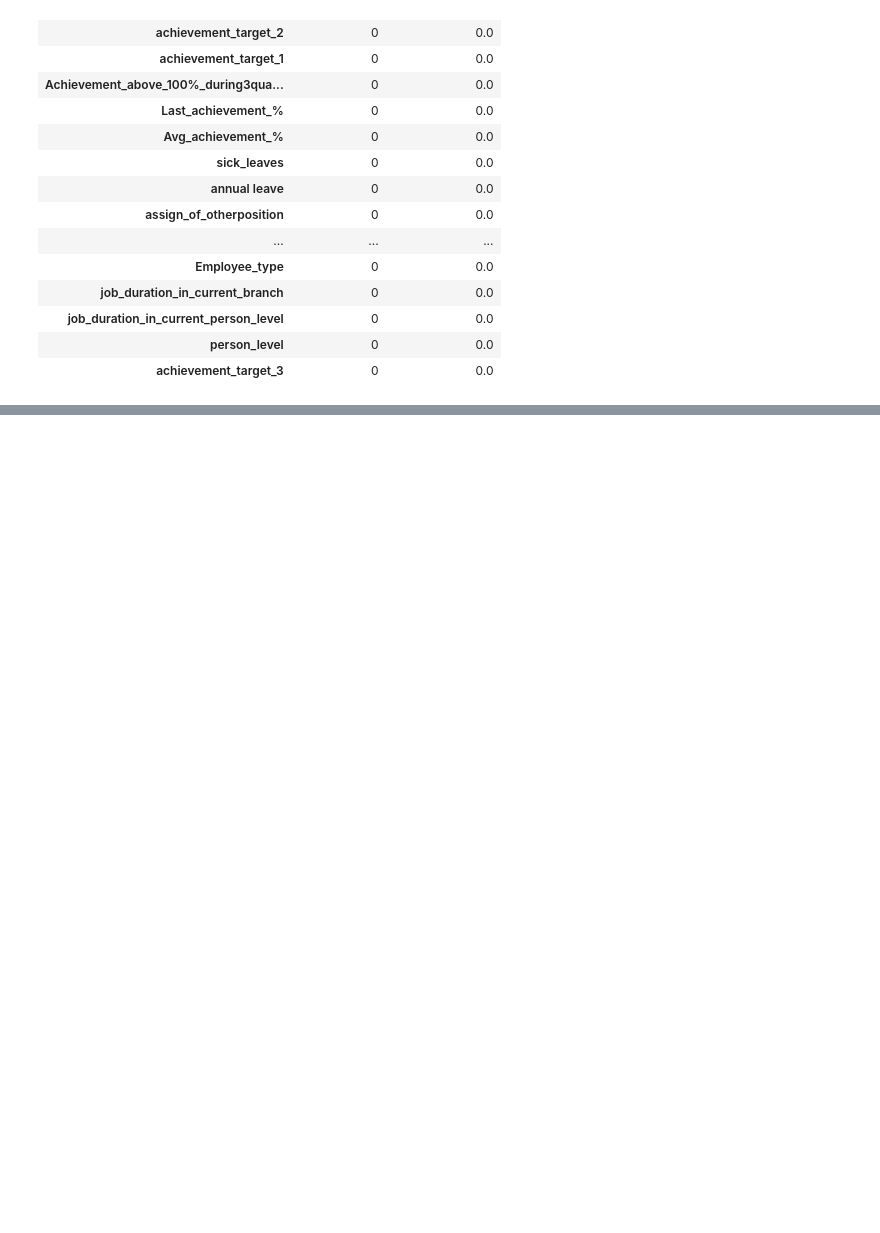
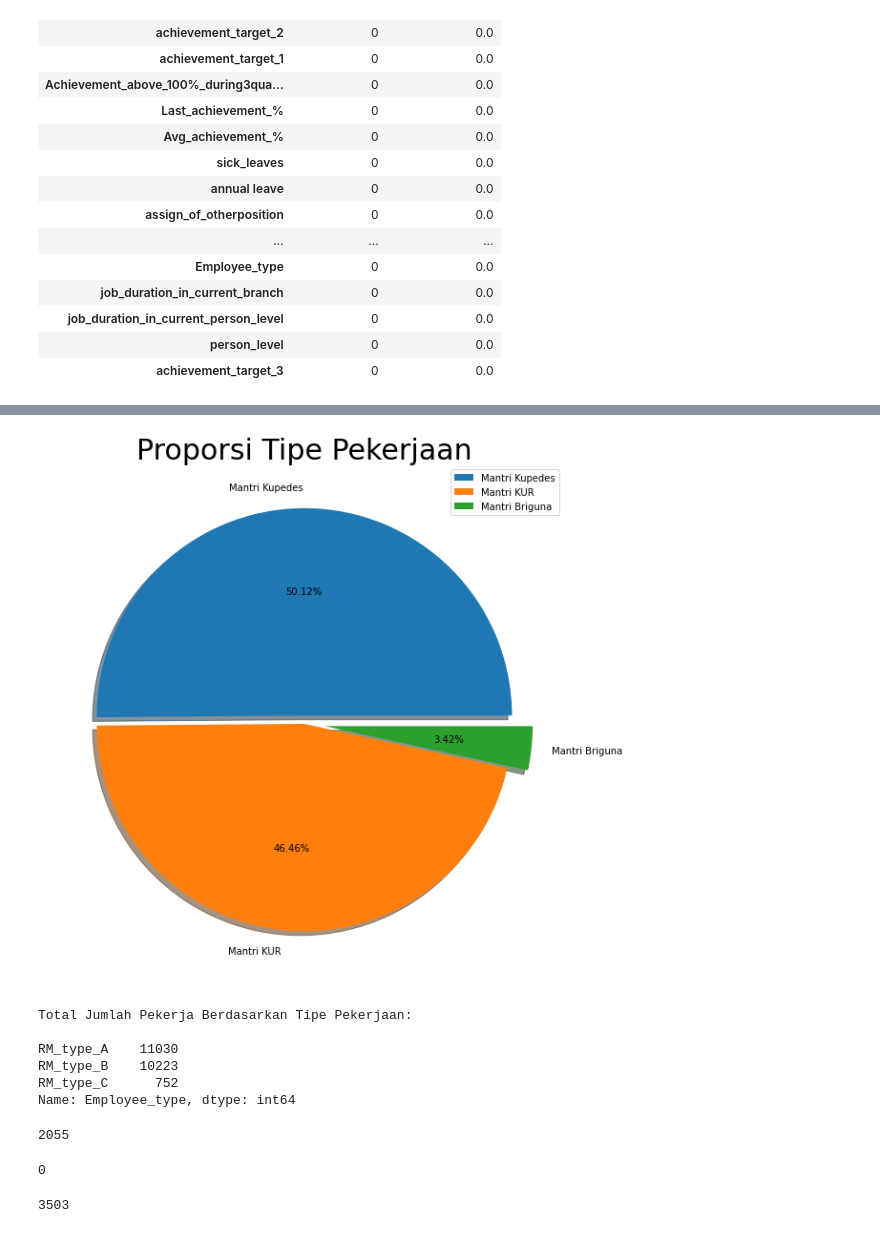
Before and after one commit to alimahatma/BRI-hackaton, a Jupyter notebook: brihack00.ipynb, the cells around one changed output, grey strips where cells are left out. Drawn from its saved outputs; the diff is of its cells as text; code cells hidden in the pictures; blank space fills up the shorter version.

```diff
--- a/brihack00.ipynb
+++ b/brihack00.ipynb
@@ -239,0 +304,36 @@ Name: Employee_type, Length: 6000, dtype: object
+# %%
+val_data_train = data1a["Employee_type"].value_counts()
+
+label = ['Mantri Kupedes','Mantri KUR','Mantri Briguna']
+explode = [0.04, 0, 0.1]
+
+plt.rcParams['figure.figsize']=(12,10)
+plt.title("Proporsi Tipe Pekerjaan", fontsize=30)
+plt.pie(val_data_train, labels=label, explode=explode, shadow=True, autopct='%.2f%%')
+plt.legend()
+plt.show()
+
+
+print("Total Jumlah Pekerja Berdasarkan Tipe Pekerjaan: \n")
+print(val_data_train)
+# %% [output]
+[figure, added]
+Total Jumlah Pekerja Berdasarkan Tipe Pekerjaan:
+
+RM_type_A    11030
+RM_type_B    10223
+RM_type_C      752
+Name: Employee_type, dtype: int64
+# %%
+data1a["job_duration_as_permanent_worker"].isnull().sum()
+# %% [output]
+2055
+# %%
+data1a["job_duration_as_permanent_worker"]=data1a["job_duration_as_permanent_worker"].fillna(data1a["job_duration_as_permanent_worker"].mean())
+data1a["job_duration_as_permanent_worker"].isnull().sum()
+# %% [output]
+0
+# %%
+data1a["GPA"].isnull().sum()
+# %% [output]
+3503
```
Also changed, not shown: parts of 42 cells of this notebook.
